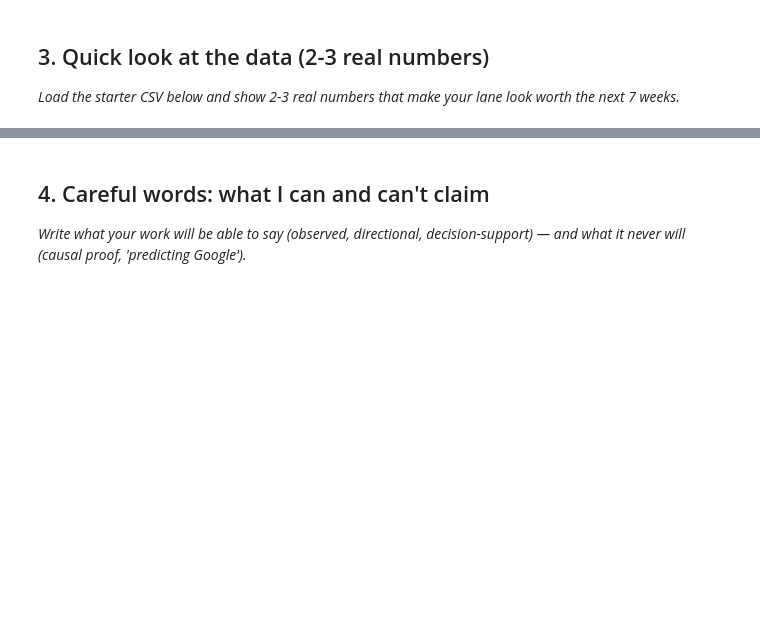
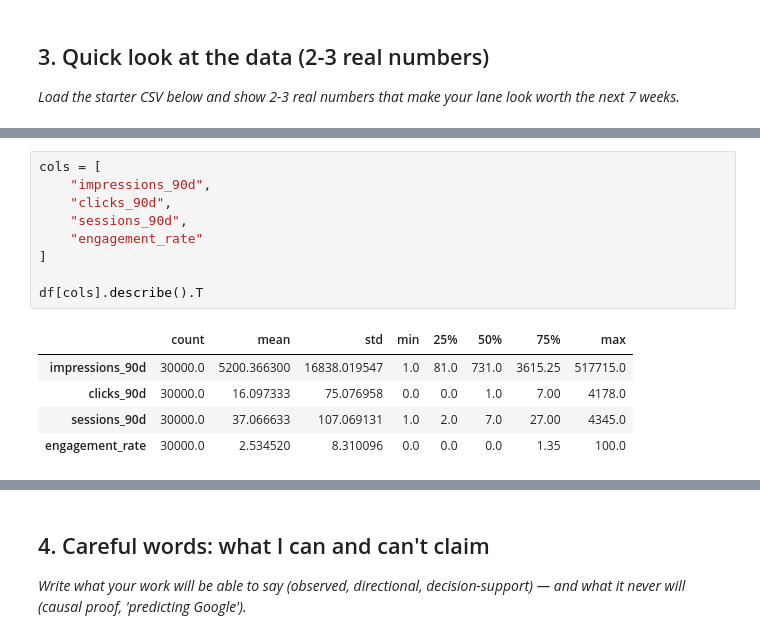
Before and after one commit to TobaQUINN/flyrank-ml-internship, a Jupyter notebook: work/notebooks/w01_research_question.ipynb, the cells around one changed output, grey strips where cells are left out. Cells and saved outputs as stored; diff of their text form; blank space fills up the shorter version.

```diff
--- a/work/notebooks/w01_research_question.ipynb
+++ b/work/notebooks/w01_research_question.ipynb
@@ -29,0 +78,15 @@ This skeleton is yours to fill. Work the sections **in order** — each one has
+# %%
+cols = [
+    "impressions_90d",
+    "clicks_90d",
+    "sessions_90d",
+    "engagement_rate"
+]
+
+df[cols].describe().T
+# %% [output]
+|  | count | mean | std | min | 25% | 50% | 75% | max |
+| impressions_90d | 30000.0 | 5200.366300 | 16838.019547 | 1.0 | 81.0 | 731.0 | 3615.25 | 517715.0 |
+| clicks_90d | 30000.0 | 16.097333 | 75.076958 | 0.0 | 0.0 | 1.0 | 7.00 | 4178.0 |
+| sessions_90d | 30000.0 | 37.066633 | 107.069131 | 1.0 | 2.0 | 7.0 | 27.00 | 4345.0 |
+| engagement_rate | 30000.0 | 2.534520 | 8.310096 | 0.0 | 0.0 | 0.0 | 1.35 | 100.0 |
```
Also changed, not shown: parts of 8 cells of this notebook.
